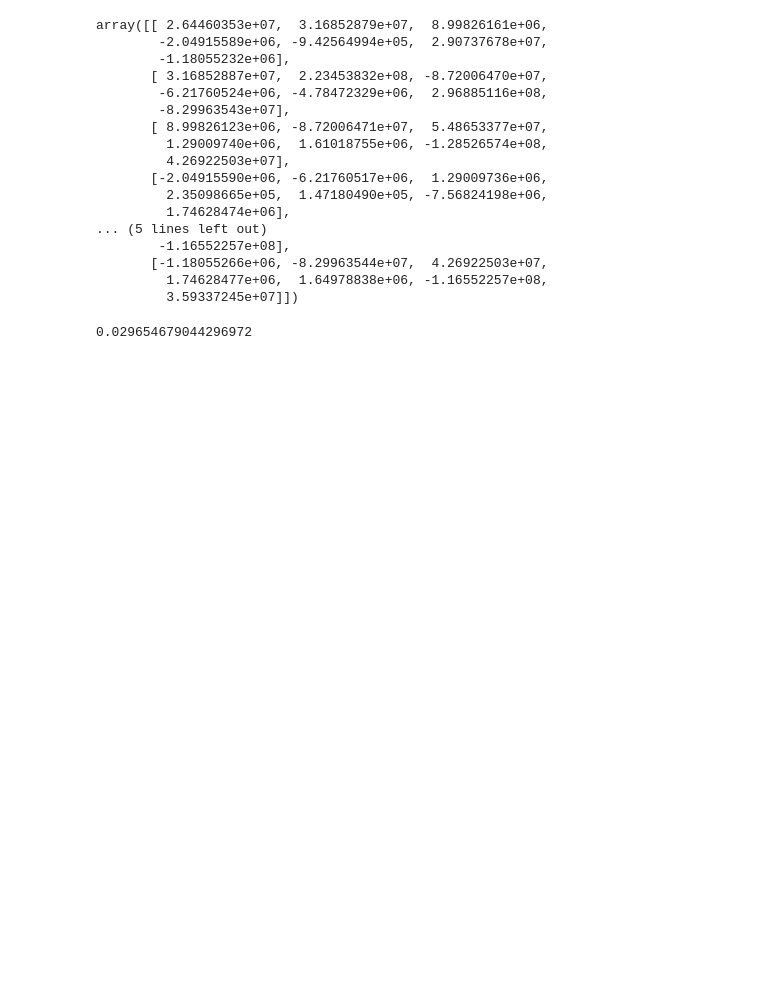
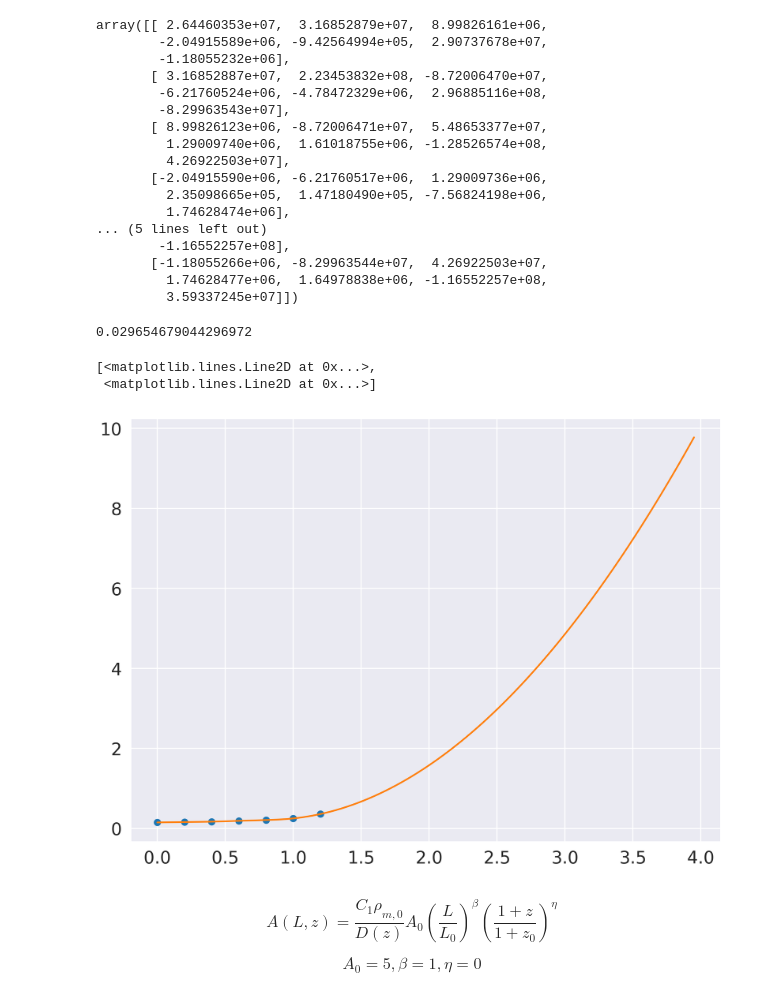
Before and after one commit to hsnee/PZ_project, a Jupyter notebook: fisher.ipynb, the cells around one changed output. Cells and saved outputs as stored; diff of their text form; code cells hidden in the pictures; blank space fills up the shorter version.

```diff
--- a/fisher.ipynb
+++ b/fisher.ipynb
@@ -761,7 +842,7 @@ galaxy_bias = [1.376695e+00,
                1.943754e+00,
                2.030887e+00,
                2.118943e+00]
-# galaxy_bias = 1.05/ccl.growth_factor(cosmo, 1/(1+np.array(sorted(list((dNdz_dict_lens.keys()))))))
+galaxy_bias = 1.05/ccl.growth_factor(cosmo, 1/(1+np.array(sorted(list((dNdz_dict_lens.keys()))))))
 z = np.linspace(0, 4, 121)
 
 
@@ -854,3 +935,6 @@ array([[ 2.64460353e+07,  3.16852879e+07,  8.99826161e+06,
 FoM(marginalize(fisher, 3, 4))
 # %% [output]
 0.029654679044296972
+# %%
+z = [0, 0.2, 0.4, 0.6, 0.8, 1, 1.2]
+lum = [0.15, 0.16, 0.17, 0.19, 0.21, 0.25, 0.36]
@@ -856,0 +945,12 @@ FoM(marginalize(fisher, 3, 4))
+# %%
+xnew = np.linspace(0, 3.95, 100)
+# %%
+plt.plot(z, lum, 'o', xnew, f(xnew))
+# %% [output]
+[<matplotlib.lines.Line2D at 0x...>,
+ <matplotlib.lines.Line2D at 0x...>]
+[figure, added]
+# %% [markdown]
+$$ A(L, z) = \frac{C_1 \rho_{m, 0}}{D(z)} A_0 (\frac{L}{L_0})^\beta (\frac{1+z}{1+z_0})^\eta $$
+
+$$ A_0 = 5, \beta = 1, \eta = 0 $$
```
Also changed, not shown: parts of 34 cells of this notebook.
